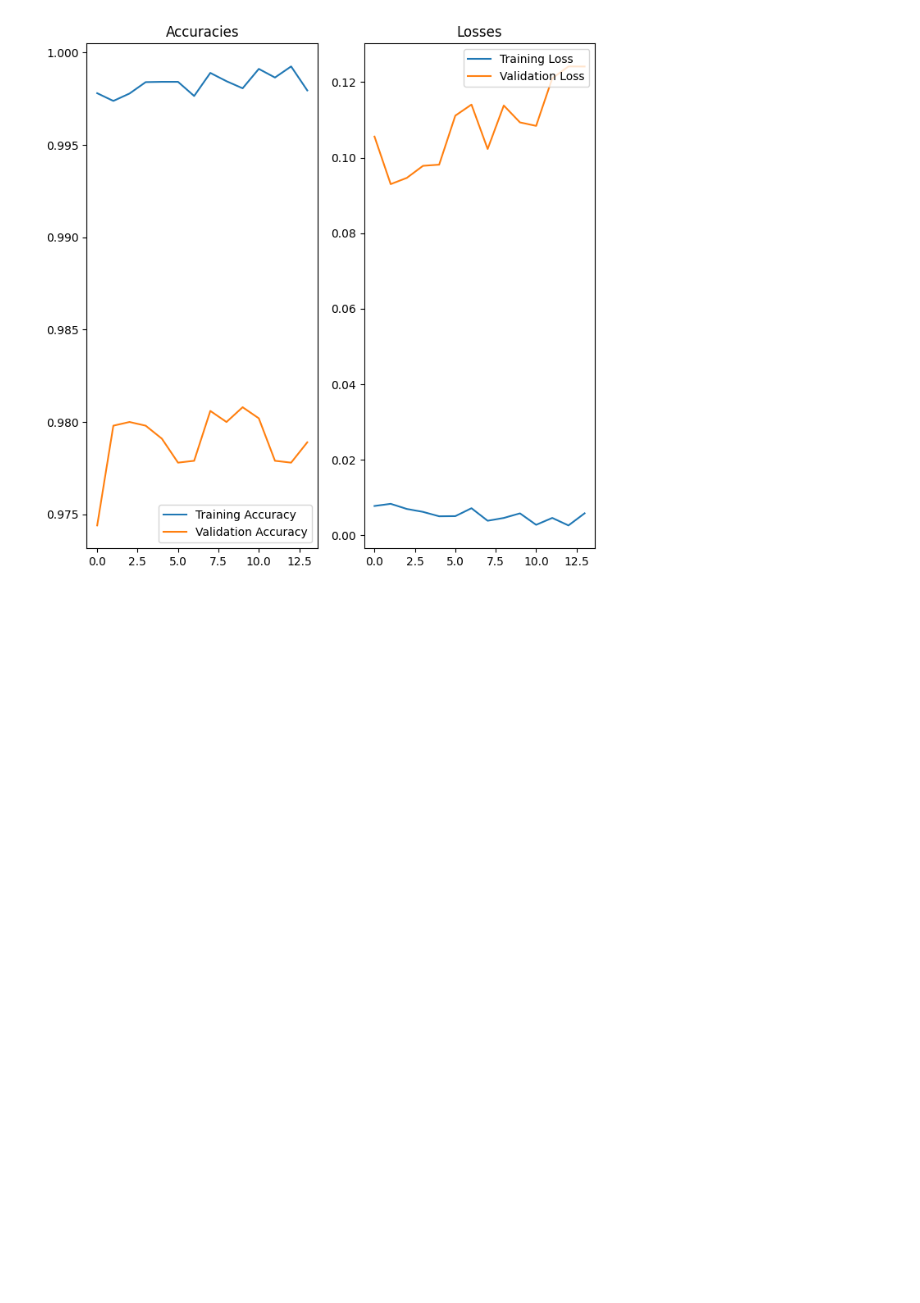
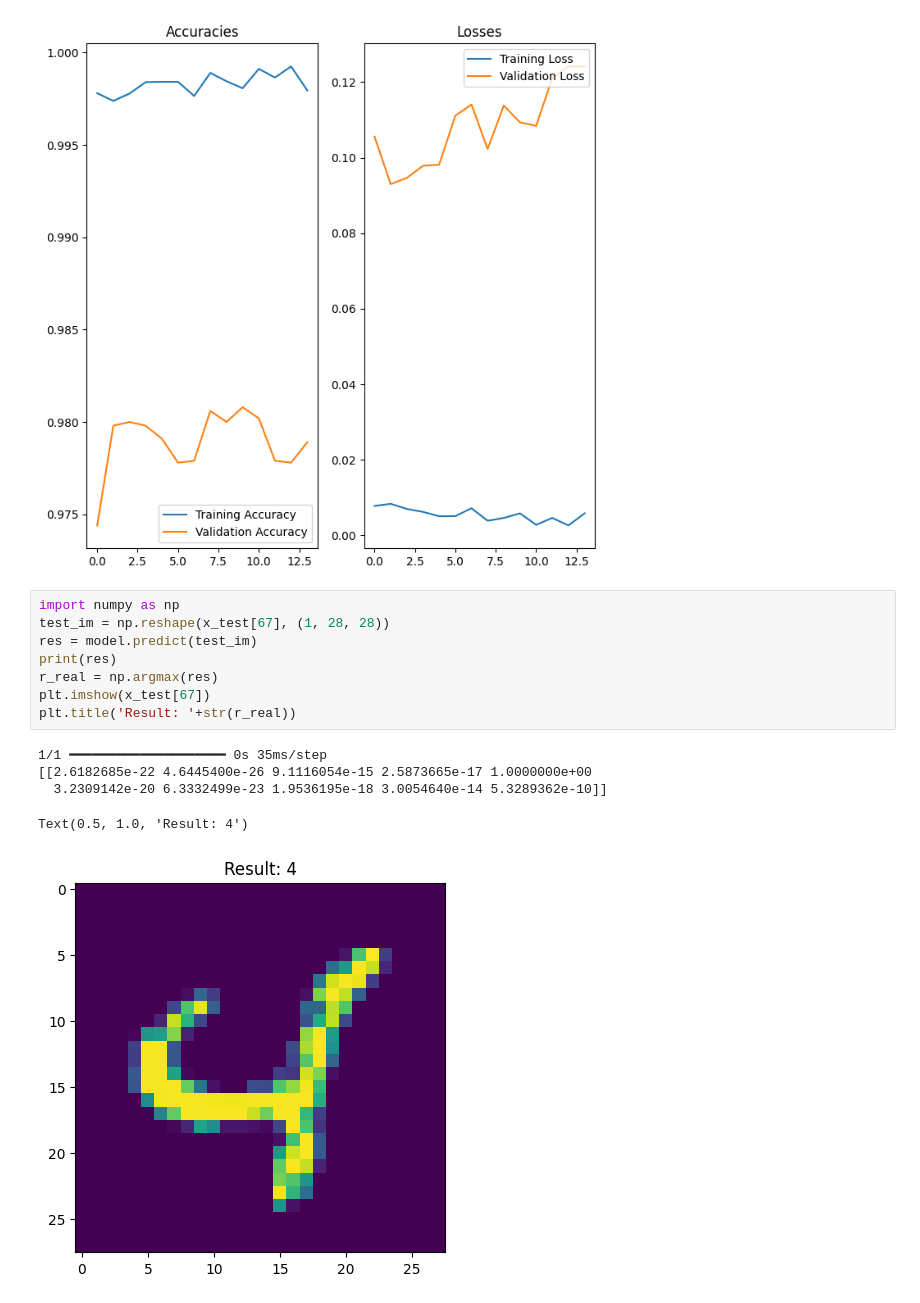
Before and after one commit to Ommi14/KanjiApp, a Jupyter notebook: AItraining.ipynb, the cells around one changed output. Saved outputs shown, nothing was run; the diff lists cells and outputs as text; blank space fills up the shorter version.

```diff
--- a/AItraining.ipynb
+++ b/AItraining.ipynb
@@ -79,3 +79,17 @@ plt.legend(loc='upper right')
 # %% [output]
 <matplotlib.legend.Legend at 0x...>
 [figure]
+# %%
+import numpy as np
+test_im = np.reshape(x_test[67], (1, 28, 28))
+res = model.predict(test_im)
+print(res)
+r_real = np.argmax(res)
+plt.imshow(x_test[67])
+plt.title('Result: '+str(r_real))
+# %% [output]
+1/1 ━━━━━━━━━━━━━━━━━━━━ 0s 35ms/step
+[[2.6182685e-22 4.6445400e-26 9.1116054e-15 2.5873665e-17 1.0000000e+00
+  3.2309142e-20 6.3332499e-23 1.9536195e-18 3.0054640e-14 5.3289362e-10]]
+Text(0.5, 1.0, 'Result: 4')
+[figure, added]
```
